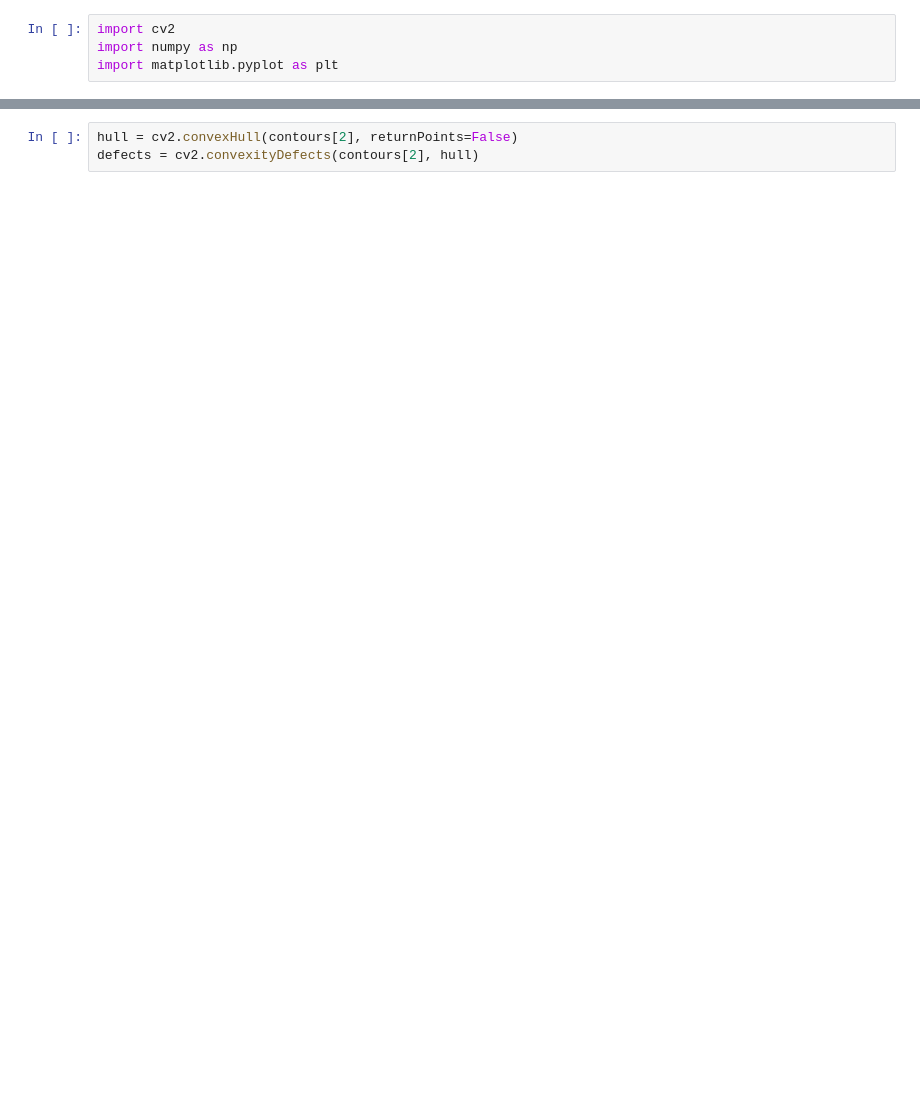
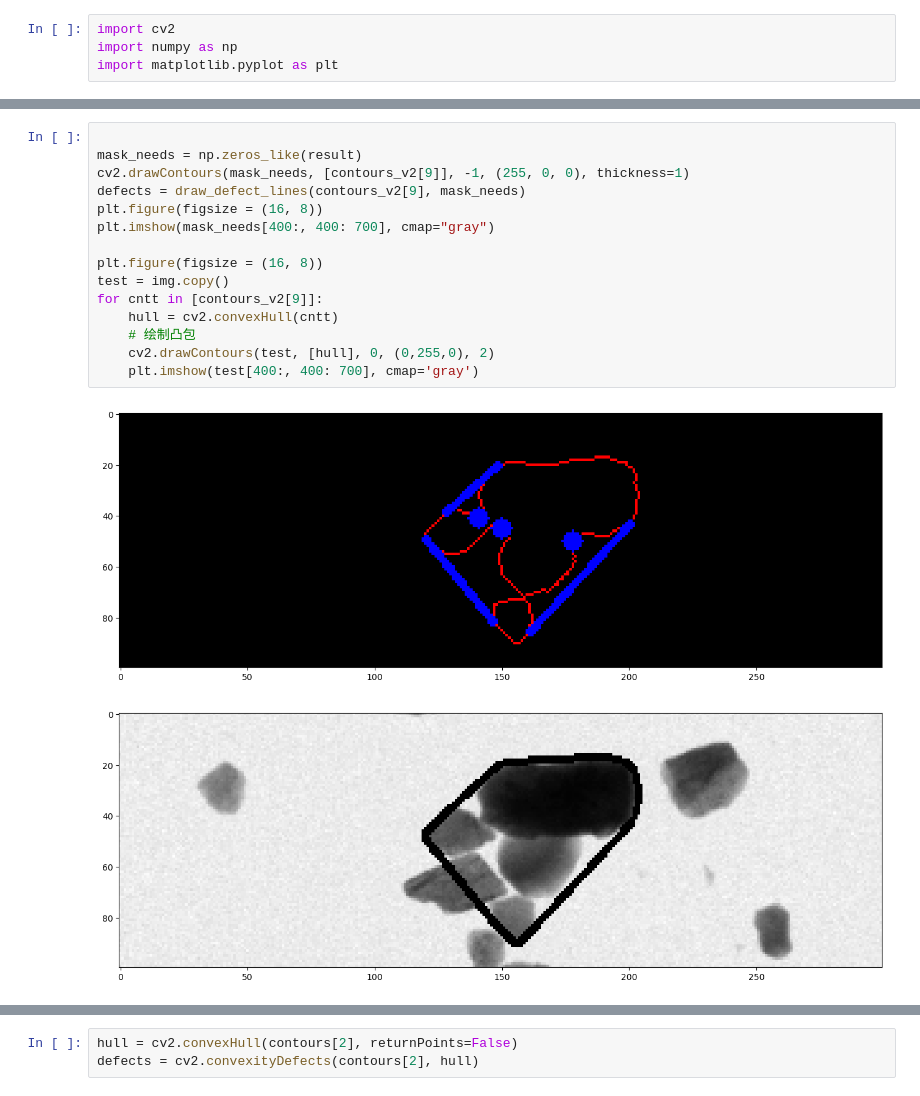
Before and after one commit to yaojian95/jt_ore_sorting, a Jupyter notebook: contours_detect.ipynb, the cells around one changed output, grey strips where cells are left out. Saved outputs shown, nothing was run; the diff lists cells and outputs as text; blank space fills up the shorter version.

```diff
--- a/contours_detect.ipynb
+++ b/contours_detect.ipynb
@@ -75,0 +158,18 @@ def cut_by_deepest_defects(cnt, binary, top_k=2, depth_thresh=1000):
+# %%
+
+mask_needs = np.zeros_like(result)
+cv2.drawContours(mask_needs, [contours_v2[9]], -1, (255, 0, 0), thickness=1)
+defects = draw_defect_lines(contours_v2[9], mask_needs)
+plt.figure(figsize = (16, 8))
+plt.imshow(mask_needs[400:, 400: 700], cmap="gray")
+
+plt.figure(figsize = (16, 8))
+test = img.copy()
+for cntt in [contours_v2[9]]:
+    hull = cv2.convexHull(cntt)
+    # 绘制凸包
+    cv2.drawContours(test, [hull], 0, (0,255,0), 2)
+    plt.imshow(test[400:, 400: 700], cmap='gray')
+# %% [output]
+[figure, added]
+[figure, added]
```
Also changed, not shown: parts of 12 cells of this notebook.
